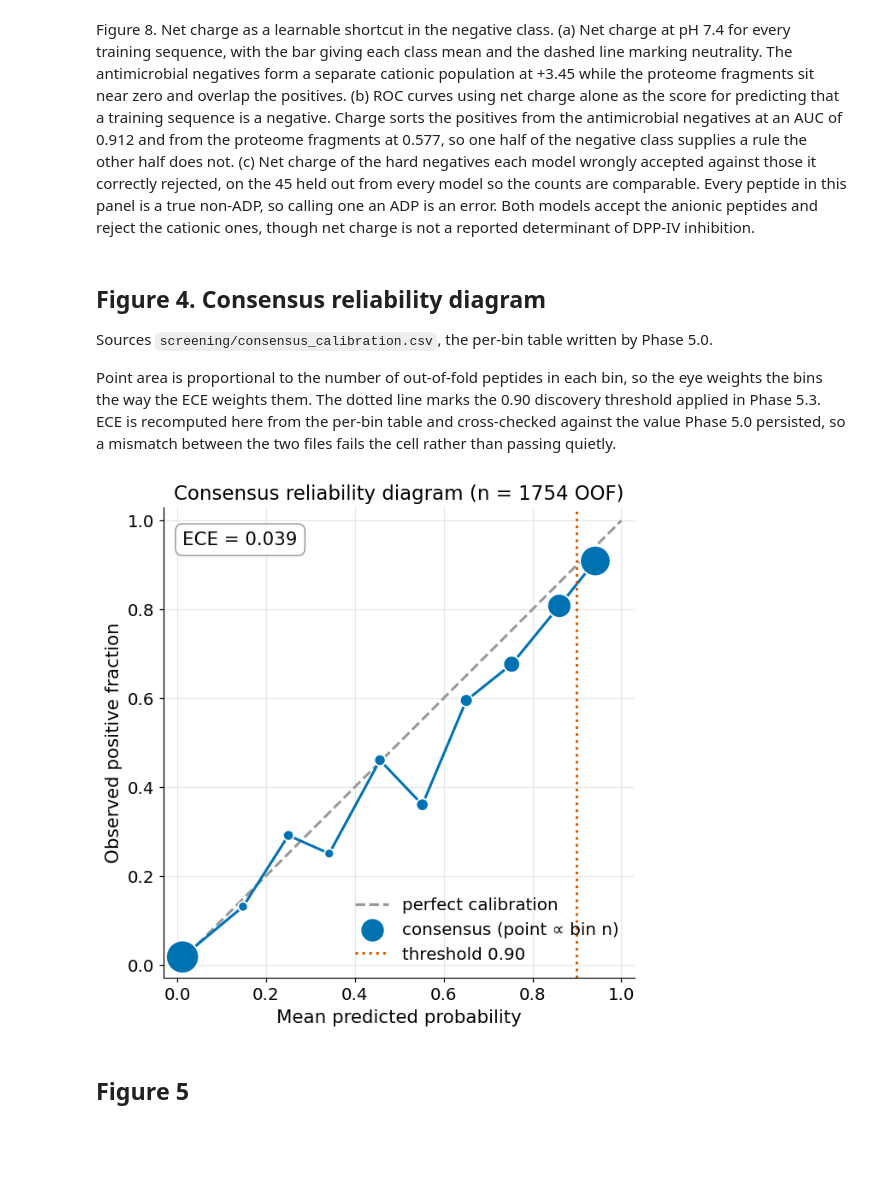
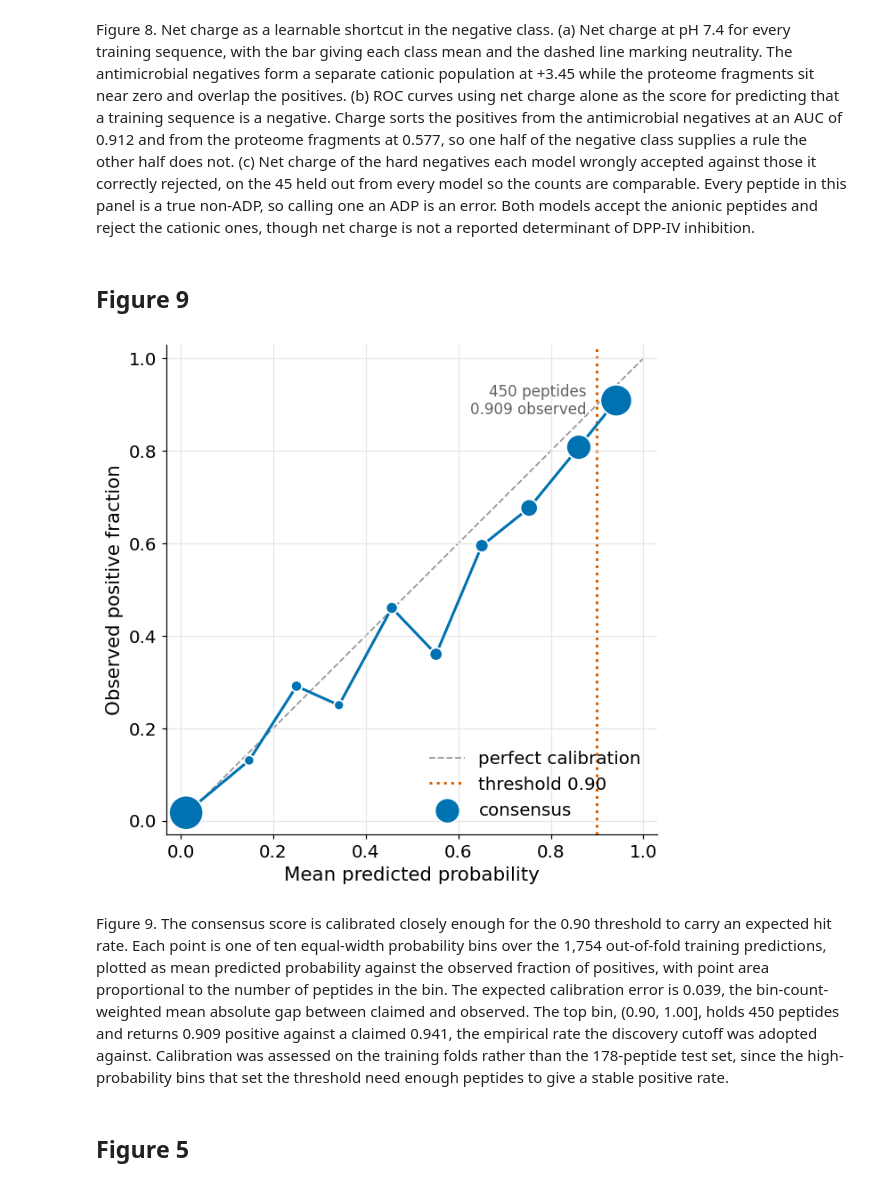
Before and after one commit to om-894/antidiabetic-peptide-classifier, a Jupyter notebook: figures.ipynb, the cells around one changed output. Saved outputs shown, nothing was run; the diff lists cells and outputs as text; code cells hidden in the pictures; blank space fills up the shorter version.

Commit message:
adjusted and saved figure 9

```diff
--- a/figures.ipynb
+++ b/figures.ipynb
@@ -404,50 +404,60 @@ plt.show()
 [figure]
 # %% [markdown]
 Figure 8. Net charge as a learnable shortcut in the negative class. (a) Net charge at pH 7.4 for every training sequence, with the bar giving each class mean and the dashed line marking neutrality. The antimicrobial negatives form a separate cationic population at +3.45 while the proteome fragments sit near zero and overlap the positives. (b) ROC curves using net charge alone as the score for predicting that a training sequence is a negative. Charge sorts the positives from the antimicrobial negatives at an AUC of 0.912 and from the proteome fragments at 0.577, so one half of the negative class supplies a rule the other half does not. (c) Net charge of the hard negatives each model wrongly accepted against those it correctly rejected, on the 45 held out from every model so the counts are comparable. Every peptide in this panel is a true non-ADP, so calling one an ADP is an error. Both models accept the anionic peptides and reject the cationic ones, though net charge is not a reported determinant of DPP-IV inhibition.
-# %% [markdown]
-## Figure 4. Consensus reliability diagram
-
-Sources `screening/consensus_calibration.csv`, the per-bin table written by Phase 5.0.
-
-Point area is proportional to the number of out-of-fold peptides in each bin, so the eye weights
-the bins the way the ECE weights them. The dotted line marks the 0.90 discovery threshold applied
-in Phase 5.3. ECE is recomputed here from the per-bin table and cross-checked against the value
-Phase 5.0 persisted, so a mismatch between the two files fails the cell rather than passing quietly.
+# %% [markdown]
+## Figure 9
 # %%
-DISCOVERY_THRESHOLD = 0.90 # the cutoff applied in phase5.3, not the 0.87 the sweep permits
+# consensus reliability diagram, the calibration the 0.90 discovery threshold rests on
+
+DISCOVERY_THRESHOLD = 0.90 # the cutoff applied in phase 5.3, not the 0.87 the sweep suggests
 
 rel = pd.read_csv("screening/consensus_calibration.csv")
-
-# ECE is the bin-count-weighted mean gap, recoverable from the exported table alone
-ece = ((rel.n / rel.n.sum()) * (rel.mean_pred - rel.obs_pos).abs()).sum()
 n_oof = int(rel.n.sum())
 
-# cross-check against the value phase5.0 wrote
+# ECE is the bin-count-weighted mean gap between claimed and observed, so the exported
+# table alone recovers it and the figure never has to reload the predictions
+ece = ((rel.n / n_oof) * (rel.mean_pred - rel.obs_pos).abs()).sum()
+
+
 summary = pd.read_csv("results/phase5_0_calibration_summary.csv").set_index("quantity")["value"]
-assert abs(ece - float(summary["ece_consensus_oof"])) < 5e-4, "ECE drift between table and summary"
 
 fig, ax = plt.subplots(figsize=(6.5, 6.5))
-ax.plot([0, 1], [0, 1], ls="--", color=GREY, label="perfect calibration")
+
+# dashed for perfect calibration and dotted for the threshold
+ax.plot([0, 1], [0, 1], ls="--", lw=1.2, color=GREY, zorder=1, label="perfect calibration")
+ax.axvline(DISCOVERY_THRESHOLD, color=VERMILLION, ls=":", zorder=1,
+           label=f"threshold {DISCOVERY_THRESHOLD:.2f}")
+
+# area rather than radius carries the bin count, so the 525 peptides below 0.1 and the 44
+# in the fourth bin are weighted on the figure the way the ECE weights them
 ax.plot(rel.mean_pred, rel.obs_pos, color=BLUE, zorder=2)
 ax.scatter(rel.mean_pred, rel.obs_pos, s=1.2 * rel.n, color=BLUE, edgecolor="white",
-           linewidth=1.2, zorder=3, label="consensus (point \u221d bin n)")
-ax.axvline(DISCOVERY_THRESHOLD, color=VERMILLION, ls=":",
-           label=f"threshold {DISCOVERY_THRESHOLD:.2f}")
+           linewidth=1.2, zorder=3, label="consensus")
+
+# the top bin is the one the threshold rests on, so it carries its own numbers rather
+# than leaving them to be measured off the axes
+top = rel.iloc[-1]
+ax.annotate(f"{int(top.n)} peptides\n{top.obs_pos:.3f} observed", (top.mean_pred, top.obs_pos),
+            xytext=(-22, 0), textcoords="offset points", ha="right", va="center",
+            fontsize=11, color="#5F6368")
 
 ax.set_xlim(-0.03, 1.03)
 ax.set_ylim(-0.03, 1.03)
 ax.set_aspect("equal")
 ax.set_xlabel("Mean predicted probability")
 ax.set_ylabel("Observed positive fraction")
-ax.set_title(f"Consensus reliability diagram (n = {n_oof} OOF)")
-ax.annotate(f"ECE = {ece:.3f}", xy=(0.04, 0.92), xycoords="axes fraction", fontsize=14,
-            bbox=dict(boxstyle="round,pad=0.4", fc="white", ec=GREY))
+
+# annotate the ECE and the total n
+# ax.annotate(f"ECE = {ece:.3f}\nn = {n_oof:,} OOF", xy=(0.04, 0.88), xycoords="axes fraction",
+#            fontsize=13, color="#222222", bbox=dict(facecolor="white", edgecolor="none", pad=2.5))
 ax.legend(loc="lower right")
 
 save_figure(fig, "figure_4_consensus_calibration")
 plt.show()
 # %% [output]
-[figure, old version]
+[figure, new version]
+# %% [markdown]
+Figure 9. The consensus score is calibrated closely enough for the 0.90 threshold to carry an expected hit rate. Each point is one of ten equal-width probability bins over the 1,754 out-of-fold training predictions, plotted as mean predicted probability against the observed fraction of positives, with point area proportional to the number of peptides in the bin. The expected calibration error is 0.039, the bin-count-weighted mean absolute gap between claimed and observed. The top bin, (0.90, 1.00], holds 450 peptides and returns 0.909 positive against a claimed 0.941, the empirical rate the discovery cutoff was adopted against. Calibration was assessed on the training folds rather than the 178-peptide test set, since the high-probability bins that set the threshold need enough peptides to give a stable positive rate.
 # %% [markdown]
 ## Figure 5
 # %%
```
Also changed, not shown: 1 other file.
